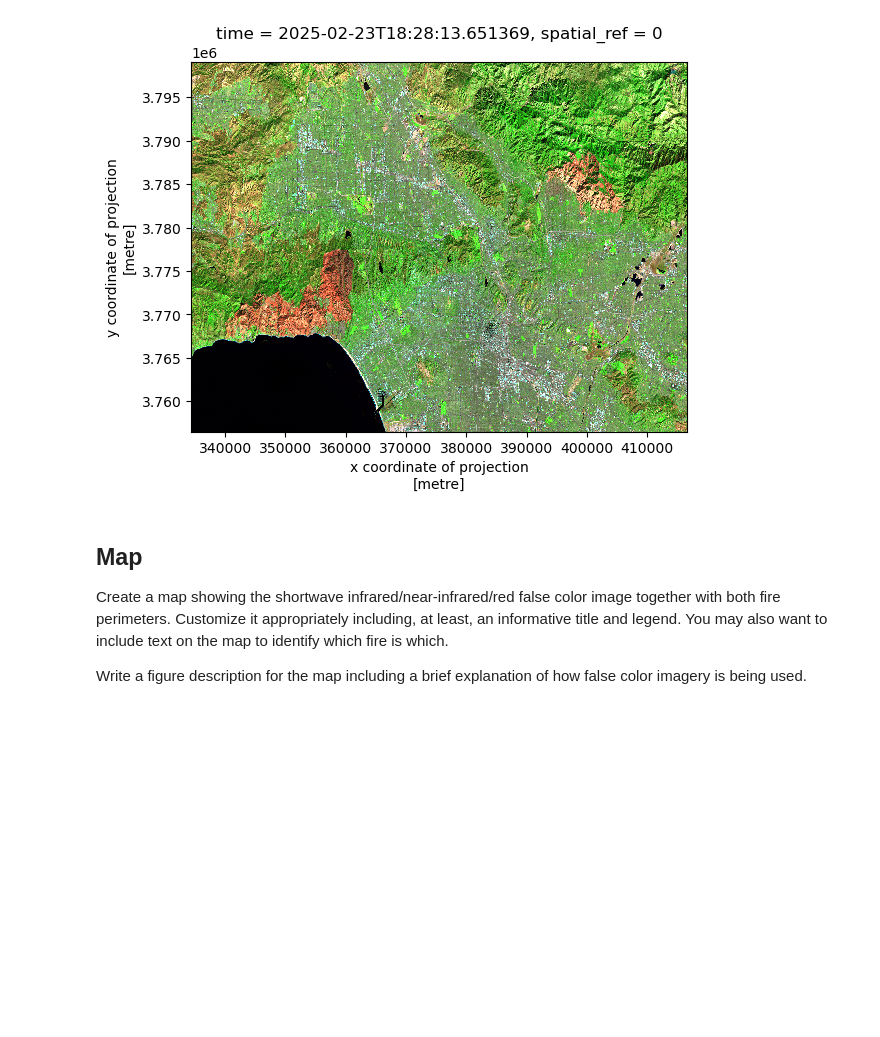
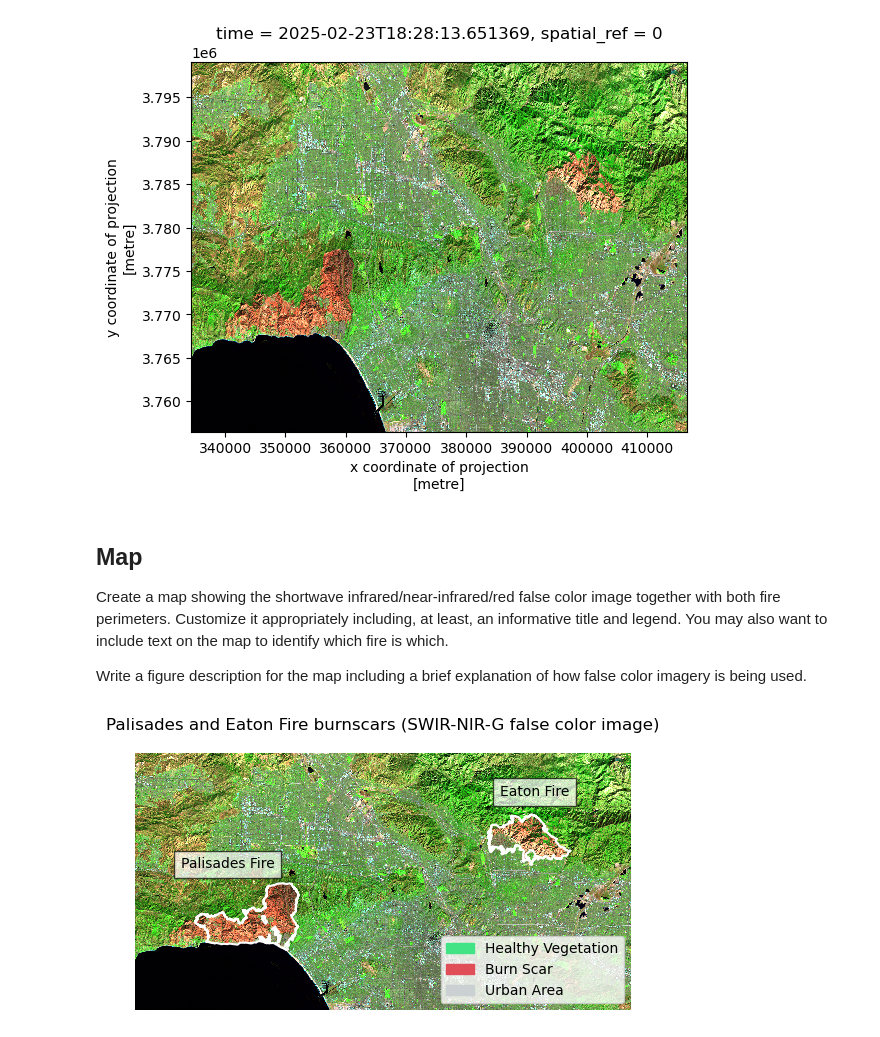
Before and after one commit to gingersknapp/eds220-hwk4, a Jupyter notebook: hwk4-task2-false-color-KNAPP.ipynb, the cells around one changed output. Drawn from its saved outputs; the diff is of its cells as text; code cells hidden in the pictures; blank space fills up the shorter version.

Commit message:
Create false color map

```diff
--- a/hwk4-task2-false-color-KNAPP.ipynb
+++ b/hwk4-task2-false-color-KNAPP.ipynb
@@ -183,3 +183,48 @@ Without creating any new variables, create a false color image by plotting the s
 Create a map showing the shortwave infrared/near-infrared/red false color image together with both fire perimeters. Customize it appropriately including, at least, an informative title and legend. You may also want to include text on the map to identify which fire is which.
 
 Write a figure description for the map including a brief explanation of how false color imagery is being used.
+# %%
+# Identify Eaton and Palisades Fire burnscars on false color map
+from matplotlib.patches import Patch
+
+fig, ax = plt.subplots()
+
+ax.axis('off')
+
+# Plot a false color image
+(burnscar[['swir22', 'nir08', 'red']]  # Select shortwave infrared, near-infrared, and red bands
+ .fillna(0)                           # Fill missing values with 0
+ .to_dataarray()                     # Convert to dataArray
+ .plot.imshow(robust= True, ax = ax))
+
+# Add Eaton Fire perimeter
+eaton.to_crs(burnscar.rio.crs).plot(
+    ax = ax,
+    facecolor = 'none',
+    edgecolor = 'white',
+    linewidth = 1.5,
+    label = "Eaton Fire")
+
+ # Add Palisades Fire perimeter
+palisades.to_crs(burnscar.rio.crs).plot(
+    ax = ax,
+    facecolor = 'none',
+    edgecolor = 'white',
+    linewidth =1.5,
+    label = "Palisades Fire")
+
+color_scale = [Patch(facecolor="#42E385", edgecolor="#42E385",
+                         label='Healthy Vegetation'),
+               Patch(facecolor="#E04F57", edgecolor= "#E04F57",
+                         label='Burn Scar'),
+               Patch(facecolor="#CBD0D3", edgecolor="#CBD0D3",
+                         label='Urban Area')]
+
+
+ax.set_title("Palisades and Eaton Fire burnscars (SWIR-NIR-G false color image)")
+ax.legend(handles = color_scale, loc = 'lower right')
+ax.text(395000, 3792000, "Eaton Fire", bbox ={'facecolor': 'white', 'alpha': 0.7, 'pad': 5})
+ax.text(342000, 3780000, "Palisades Fire", bbox ={'facecolor': 'white', 'alpha': 0.7, 'pad': 5})
+plt.show()
+# %% [output]
+[figure, added]
```
Also changed, not shown: parts of 1 cell of this notebook.
